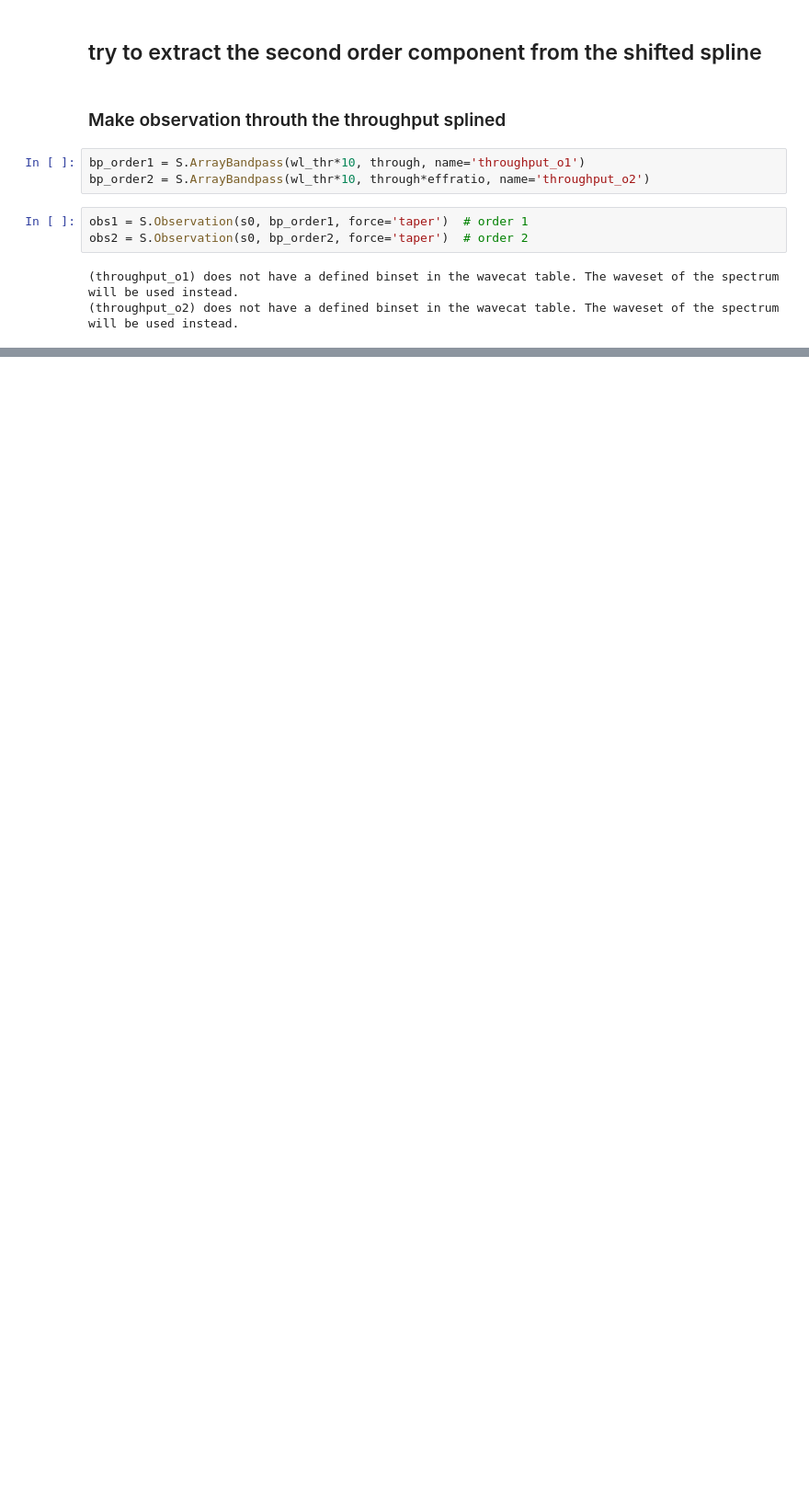
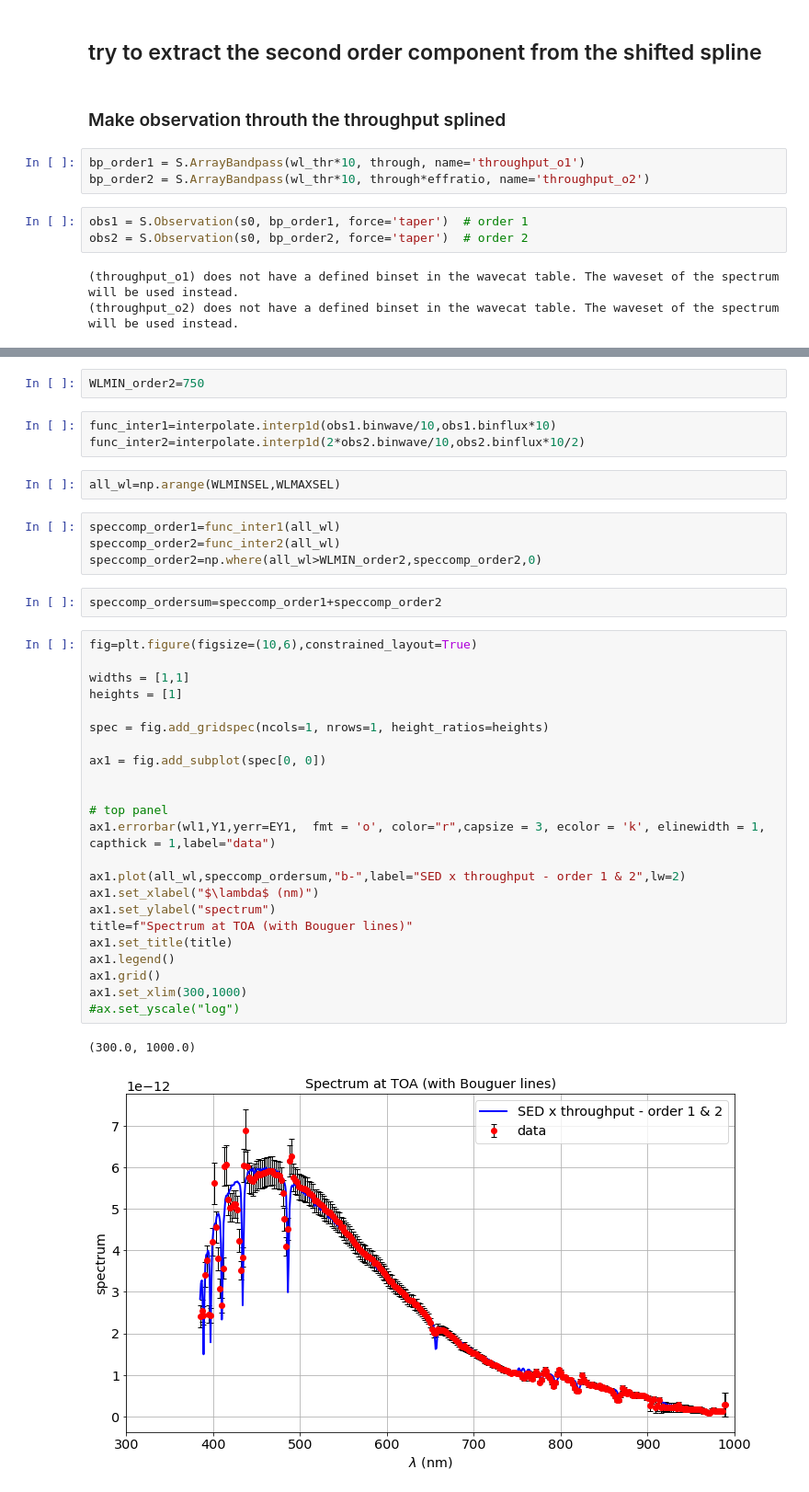
Before and after one commit to sylvielsstfr/PhotomCorrectAuxTel, a Jupyter notebook: analysis/MLfit_gp_data/CheckExtractedThroughput.ipynb, the cells around one changed output, grey strips where cells are left out. Shown at 92% size. Saved outputs shown, nothing was run; the diff lists cells and outputs as text; blank space fills up the shorter version.

Commit message:
the model of throughput is OK

```diff
--- a/analysis/MLfit_gp_data/CheckExtractedThroughput.ipynb
+++ b/analysis/MLfit_gp_data/CheckExtractedThroughput.ipynb
@@ -318,3 +317,42 @@ ax1.set_xlim(300,1000)
 # %% [output]
 (300.0, 1000.0)
 [figure]
+# %%
+WLMIN_order2=750
+# %%
+func_inter1=interpolate.interp1d(obs1.binwave/10,obs1.binflux*10)
+func_inter2=interpolate.interp1d(2*obs2.binwave/10,obs2.binflux*10/2)
+# %%
+all_wl=np.arange(WLMINSEL,WLMAXSEL)
+# %%
+speccomp_order1=func_inter1(all_wl)
+speccomp_order2=func_inter2(all_wl)
+speccomp_order2=np.where(all_wl>WLMIN_order2,speccomp_order2,0)
+# %%
+speccomp_ordersum=speccomp_order1+speccomp_order2
+# %%
+fig=plt.figure(figsize=(10,6),constrained_layout=True)
+
+widths = [1,1]
+heights = [1]
+
+spec = fig.add_gridspec(ncols=1, nrows=1, height_ratios=heights)
+
+ax1 = fig.add_subplot(spec[0, 0])
+
+
+# top panel
+ax1.errorbar(wl1,Y1,yerr=EY1,  fmt = 'o', color="r",capsize = 3, ecolor = 'k', elinewidth = 1, capthick = 1,label="data")
+
+ax1.plot(all_wl,speccomp_ordersum,"b-",label="SED x throughput - order 1 & 2",lw=2)
+ax1.set_xlabel("$\lambda$ (nm)")
+ax1.set_ylabel("spectrum")
+title=f"Spectrum at TOA (with Bouguer lines)"
+ax1.set_title(title)
+ax1.legend()
+ax1.grid()
+ax1.set_xlim(300,1000)
+#ax.set_yscale("log")
+# %% [output]
+(300.0, 1000.0)
+[figure, added]
```
Also changed, not shown: parts of 5 cells of this notebook.
